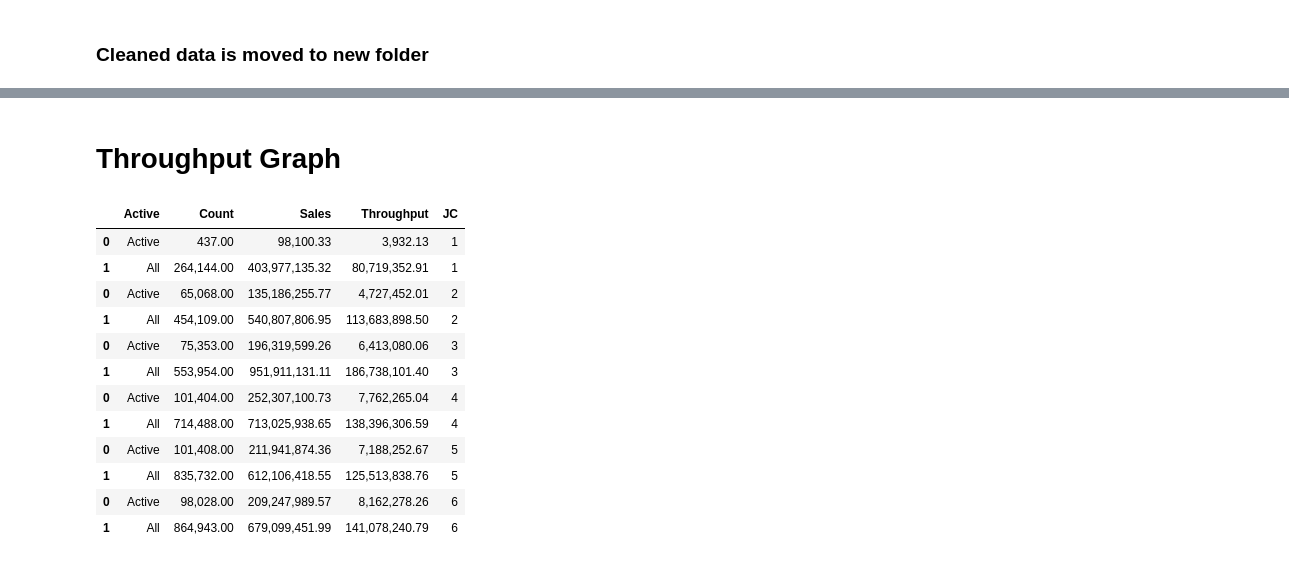
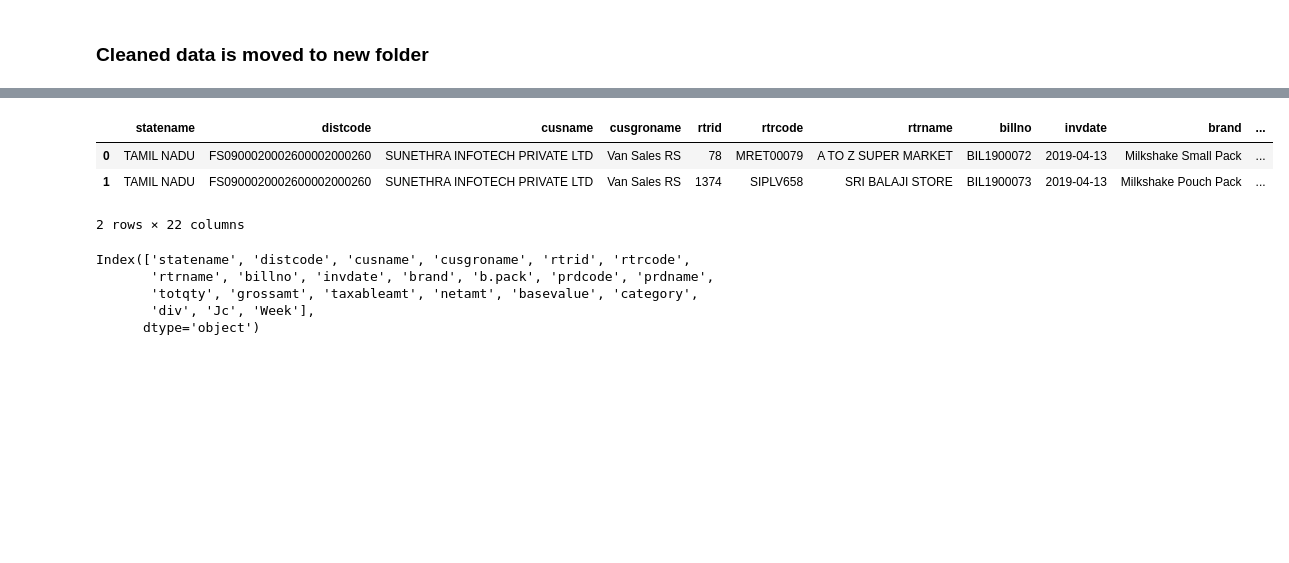
Before and after one commit to CavinKare-Digital/SSO-Marketing-Report, a Jupyter notebook: Final Code.ipynb, the cells around one changed output, grey strips where cells are left out. Drawn from its saved outputs; the diff is of its cells as text; code cells hidden in the pictures; blank space fills up the shorter version.

```diff
--- a/Final Code.ipynb
+++ b/Final Code.ipynb
@@ -169,2 +272,0 @@ newdata.to_csv("D:\Analytics\Marketing Report\FY 19-20\Master Data\Active_Retail
-# %% [markdown]
-# Throughput Graph
@@ -173,31 +272,0 @@ active_retailers_perjc = pd.read_csv("D:\Analytics\Marketing Report\FY 19-20\Mas
-# %%
-a = 6
-tempdata = active_retailers_perjc[["JC" + str(a) + "_Active",
-                                   "JC" + str(a) + "_count",
-                                   "JC" + str(a) + "_Sales",
-                                   "JC" + str(a) + "_Throughput"]]
-
-temp_groupby = tempdata.groupby(["JC" + str(a) + "_Active"]).agg(Count = ("JC" + str(a) + "_count","sum"),
-                                                                Sales = ("JC" + str(a) + "_Sales","sum"),
-                                                                Throughput = ("JC" + str(a) + "_Throughput","sum"))
-
-temp_graph = pd.DataFrame(temp_groupby).reset_index()
-temp_graph["JC"] = a
-temp_graph = temp_graph.rename(columns = {"JC" + str(a) + "_Active":"Active"})
-graph = graph.append(temp_graph)
-# graph = temp_graph
-graph.head(2)
-# %% [output]
-|  | Active | Count | Sales | Throughput | JC |
-| 0 | Active | 437.00 | 98,100.33 | 3,932.13 | 1 |
-| 1 | All | 264,144.00 | 403,977,135.32 | 80,719,352.91 | 1 |
-| 0 | Active | 65,068.00 | 135,186,255.77 | 4,727,452.01 | 2 |
-| 1 | All | 454,109.00 | 540,807,806.95 | 113,683,898.50 | 2 |
-| 0 | Active | 75,353.00 | 196,319,599.26 | 6,413,080.06 | 3 |
-| 1 | All | 553,954.00 | 951,911,131.11 | 186,738,101.40 | 3 |
-| 0 | Active | 101,404.00 | 252,307,100.73 | 7,762,265.04 | 4 |
-| 1 | All | 714,488.00 | 713,025,938.65 | 138,396,306.59 | 4 |
-| 0 | Active | 101,408.00 | 211,941,874.36 | 7,188,252.67 | 5 |
-| 1 | All | 835,732.00 | 612,106,418.55 | 125,513,838.76 | 5 |
-| 0 | Active | 98,028.00 | 209,247,989.57 | 8,162,278.26 | 6 |
-| 1 | All | 864,943.00 | 679,099,451.99 | 141,078,240.79 | 6 |
@@ -205,0 +277,7 @@ graph.to_excel("D:\Analytics\Marketing Report\FY 19-20\Master Data\Consolidated_
+# %%
+data1.head(2)
+# %% [output]
+|  | statename | distcode | cusname | cusgroname | rtrid | rtrcode | rtrname | billno | invdate | brand | ... |
+| 0 | TAMIL NADU | FS0900020002600002000260 | SUNETHRA INFOTECH PRIVATE LTD | Van Sales RS | 78 | MRET00079 | A TO Z SUPER MARKET | BIL1900072 | 2019-04-13 | Milkshake Small Pack | ... |
+| 1 | TAMIL NADU | FS0900020002600002000260 | SUNETHRA INFOTECH PRIVATE LTD | Van Sales RS | 1374 | SIPLV658 | SRI BALAJI STORE | BIL1900073 | 2019-04-13 | Milkshake Pouch Pack | ... |
+2 rows × 22 columns
@@ -205,0 +302,8 @@ graph.to_excel("D:\Analytics\Marketing Report\FY 19-20\Master Data\Consolidated_
+# %%
+data.columns
+# %% [output]
+Index(['statename', 'distcode', 'cusname', 'cusgroname', 'rtrid', 'rtrcode',
+       'rtrname', 'billno', 'invdate', 'brand', 'b.pack', 'prdcode', 'prdname',
+       'totqty', 'grossamt', 'taxableamt', 'netamt', 'basevalue', 'category',
+       'div', 'Jc', 'Week'],
+      dtype='object')
```
Also changed, not shown: parts of 99 cells of this notebook.
